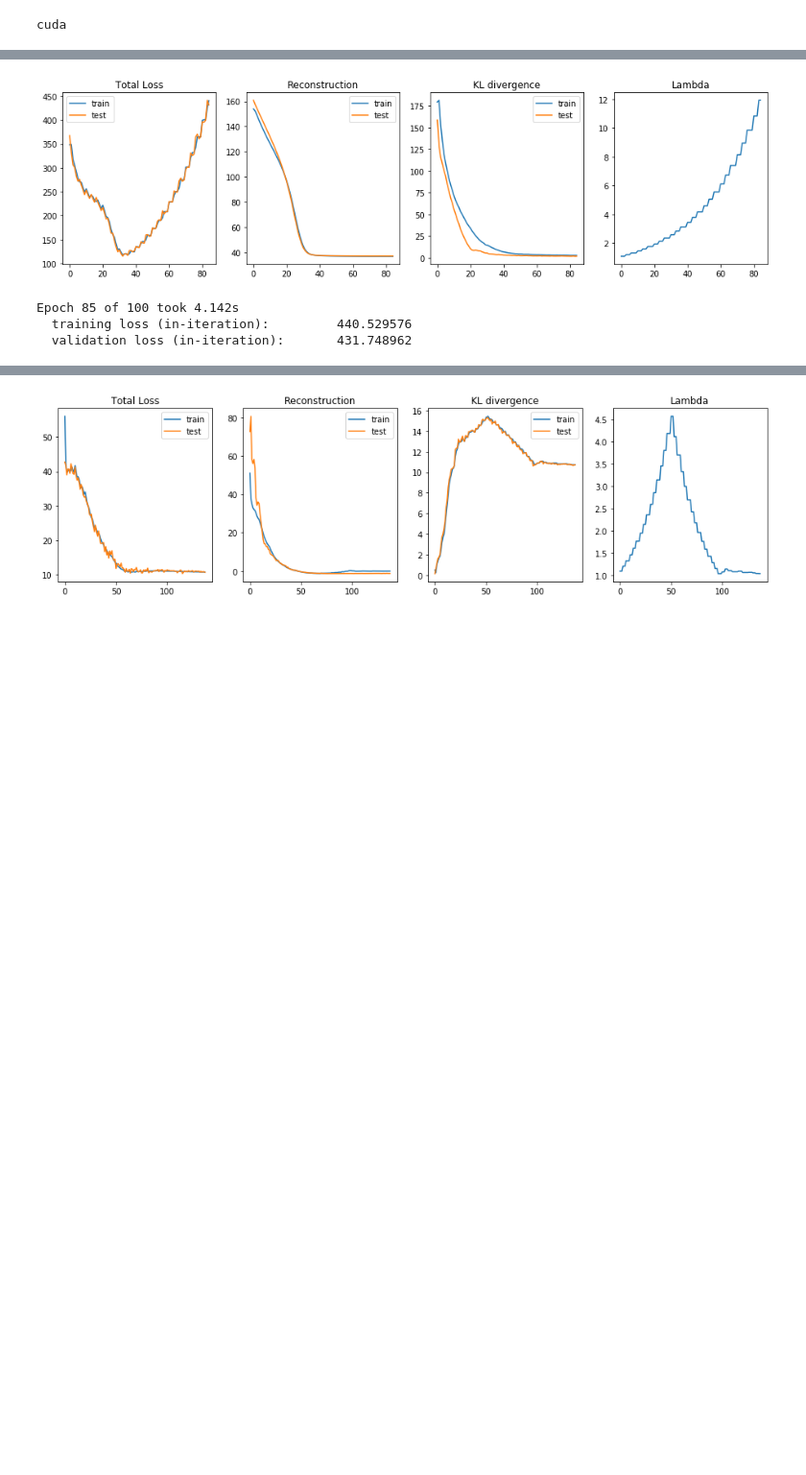
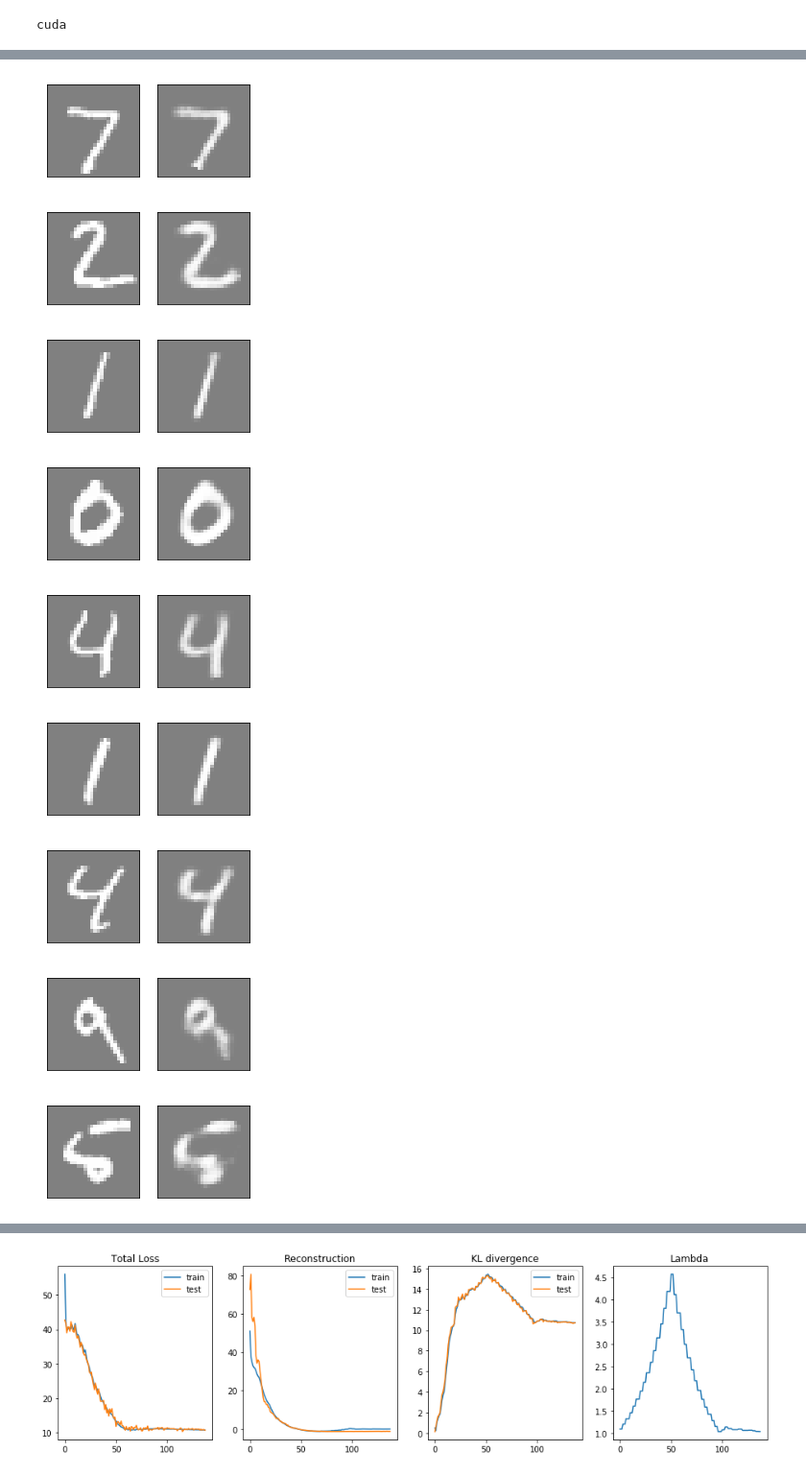
Before and after one commit to denproc/Taming-VAEs, a Jupyter notebook: GECO_IWAEexperiments.ipynb, the cells around one changed output, grey strips where cells are left out. Shown at 96% size. Saved outputs shown, nothing was run; the diff lists cells and outputs as text; code cells hidden in the pictures; blank space fills up the shorter version.

Commit message:
IWAE + GECO experiments

```diff
--- a/GECO_IWAEexperiments.ipynb
+++ b/GECO_IWAEexperiments.ipynb
@@ -63,11 +61,19 @@ batch_size = 2000
 train_loader = torch.utils.data.DataLoader(train_set, \
                                                  batch_size=batch_size, shuffle=True, drop_last=True)
 test_loader = torch.utils.data.DataLoader(test_set, \
-                                                batch_size=batch_size, shuffle=True, drop_last=True)
+                                                batch_size=batch_size, shuffle=False, drop_last=True)
 # %%
-vae_model =  IVAE(dims = [input_size, 512], dim_latent = 200)
+vae_model =  IVAE(dims = [input_size, 512, 256], dim_latent = 200)
+#vae_model = torch.load('./backup/IWAE.dab')
 vae_model.to(device)
 
 optimizer = optim.Adam(vae_model.parameters(), lr=1e-3)
 # scheduler = optim.lr_scheduler.ReduceLROnPlateau(optimizer, 'min', patience=10, verbose=True)
 scheduler = None
+# %%
+IWAE_GECO.train_geco(vae_model, optimizer, scheduler,
+           train_loader = train_loader,
+           valid_loader = test_loader,
+           device = device, lbd_step = 100,
+           num_epochs=100,lambd_init = torch.FloatTensor([10000]),
+           tol = 4, flag=True)
@@ -78,18 +89,23 @@ IWAE_GECO.train_geco(vae_model, optimizer, scheduler,
            device = device, lbd_step = 100,
            num_epochs=100,lambd_init = torch.FloatTensor([1]),
            tol = 4)
-# %% [output]
-[figure, removed]
-Epoch 85 of 100 took 4.142s
-  training loss (in-iteration):         440.529576
-  validation loss (in-iteration):       431.748962
 # %%
 test_loader = torch.utils.data.DataLoader(test_set, \
-                                                batch_size=1, shuffle=True, drop_last=True)
+                                                batch_size=1, shuffle=False, drop_last=True)
 for j, data in enumerate(test_loader, 0):
     input = data.reshape(test_loader.batch_size, -1).to(device)
 
     reconstruction_mu, _, _, _,_ = vae_model(input)
     plot_gallery([data.numpy(), reconstruction_mu[0,0].data.cpu().numpy()], 28, 28, n_row=1, n_col=2)
     if (j >= 9):
         break
+# %% [output]
+[figure, added]
+[figure, added]
+[figure, added]
+[figure, added]
+[figure, added]
+[figure, added]
+[figure, added]
+[figure, added]
+[figure, added]
```
Also changed, not shown: parts of 5 cells of this notebook, 1 other file.
